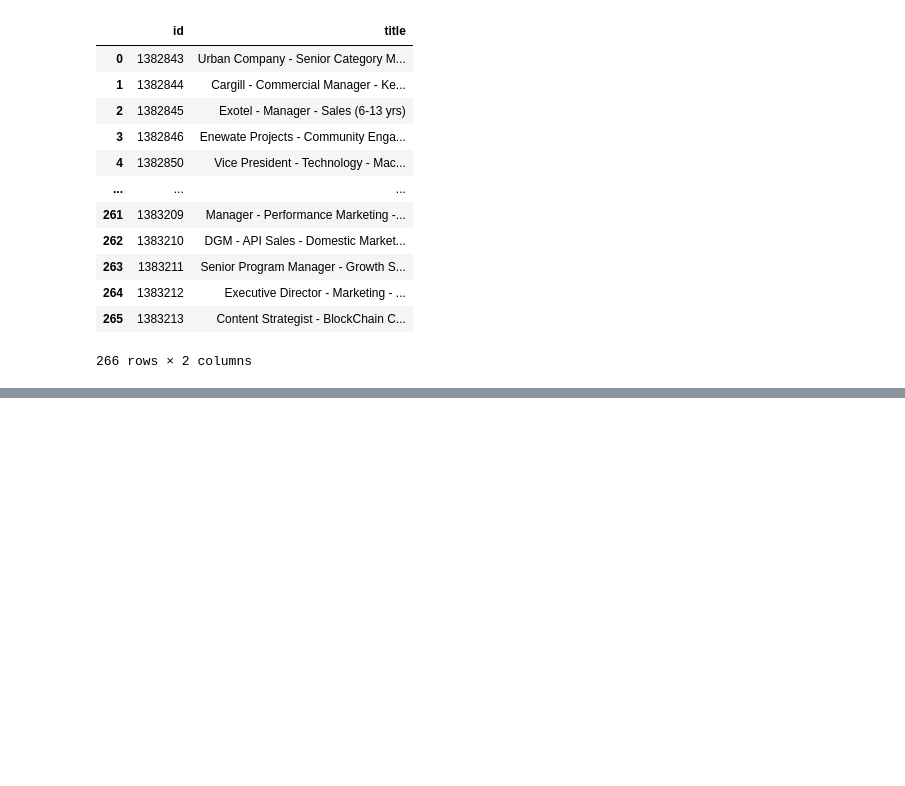
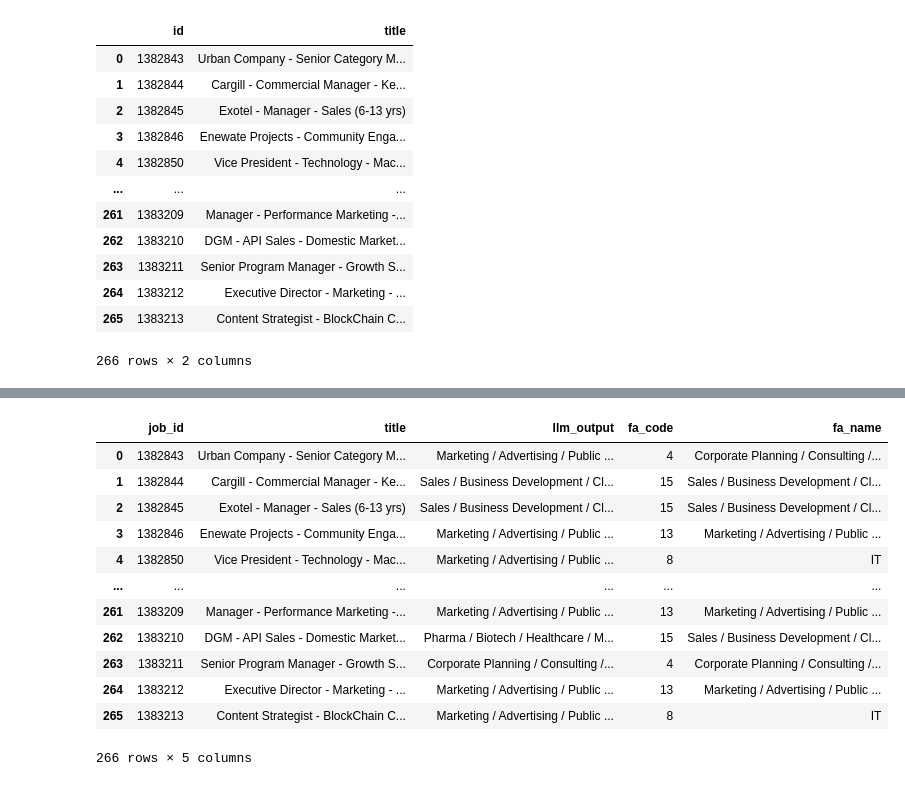
Before and after one commit to Highorbit/llama-recipes, a Jupyter notebook: examples/fa_prediction/fa_prediction_with_mistral.ipynb, the cells around one changed output, grey strips where cells are left out. Saved outputs shown, nothing was run; the diff lists cells and outputs as text; code cells hidden in the pictures; blank space fills up the shorter version.

```diff
--- a/examples/fa_prediction/fa_prediction_with_mistral.ipynb
+++ b/examples/fa_prediction/fa_prediction_with_mistral.ipynb
@@ -347,0 +237,13 @@ ast.literal_eval(generated_text)
+# %%
+mycursor = mydb.cursor()
+
+query = f'''select id,name from functionalarea_list'''
+
+mycursor.execute(query)
+result = mycursor.fetchall()
+# %%
+fa = pd.DataFrame(result,columns=['fa_code','fa_name'])
+# %%
+job_fa_map = fa_map.merge(fa,on='fa_code')
+# %%
+results = job_titles.merge(job_fa_map,on='job_id')
@@ -347,0 +252,16 @@ ast.literal_eval(generated_text)
+# %%
+results
+# %% [output]
+|  | job_id | title | llm_output | fa_code | fa_name |
+| 0 | 1382843 | Urban Company - Senior Category M... | Marketing / Advertising / Public ... | 4 | Corporate Planning / Consulting /... |
+| 1 | 1382844 | Cargill - Commercial Manager - Ke... | Sales / Business Development / Cl... | 15 | Sales / Business Development / Cl... |
+| 2 | 1382845 | Exotel - Manager - Sales (6-13 yrs) | Sales / Business Development / Cl... | 15 | Sales / Business Development / Cl... |
+| 3 | 1382846 | Enewate Projects - Community Enga... | Marketing / Advertising / Public ... | 13 | Marketing / Advertising / Public ... |
+| 4 | 1382850 | Vice President - Technology - Mac... | Marketing / Advertising / Public ... | 8 | IT |
+| ... | ... | ... | ... | ... | ... |
+| 261 | 1383209 | Manager - Performance Marketing -... | Marketing / Advertising / Public ... | 13 | Marketing / Advertising / Public ... |
+| 262 | 1383210 | DGM - API Sales - Domestic Market... | Pharma / Biotech / Healthcare / M... | 15 | Sales / Business Development / Cl... |
+| 263 | 1383211 | Senior Program Manager - Growth S... | Corporate Planning / Consulting /... | 4 | Corporate Planning / Consulting /... |
+| 264 | 1383212 | Executive Director - Marketing - ... | Marketing / Advertising / Public ... | 13 | Marketing / Advertising / Public ... |
+| 265 | 1383213 | Content Strategist - BlockChain C... | Marketing / Advertising / Public ... | 8 | IT |
+266 rows × 5 columns
```
Also changed, not shown: parts of 40 cells of this notebook, 2 other files.
